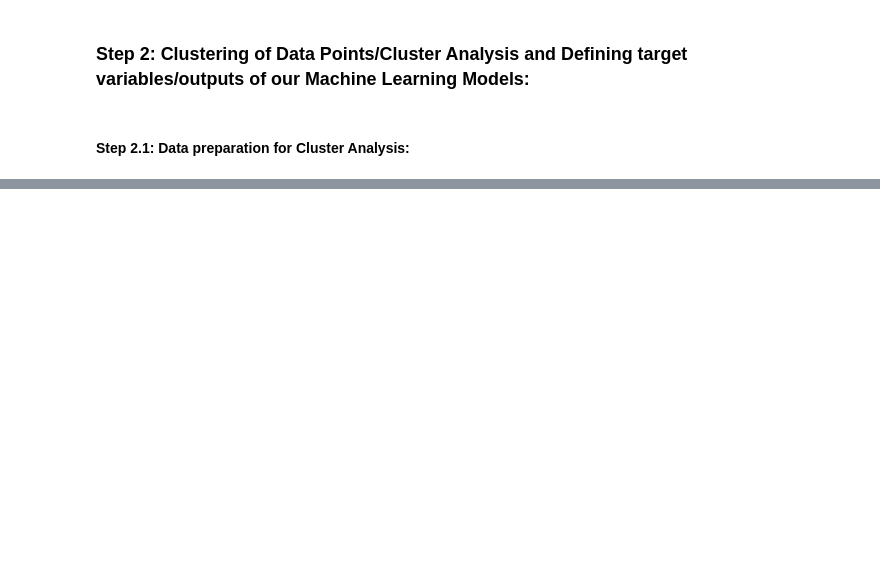
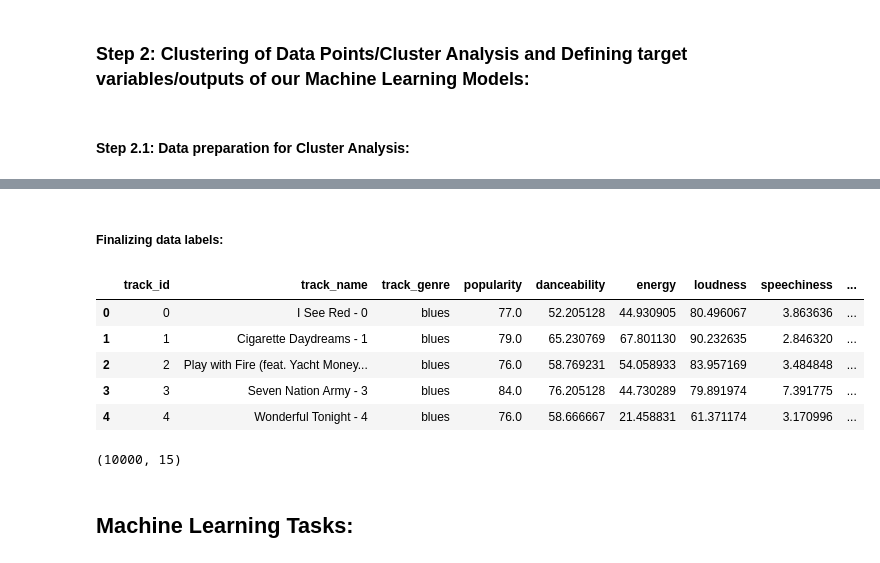
Before and after one commit to Akash-1gif/spotify_music_recommendation_system, a Jupyter notebook: Untitled.ipynb, the cells around one changed output, grey strips where cells are left out. Drawn from its saved outputs; the diff is of its cells as text; code cells hidden in the pictures; blank space fills up the shorter version.

```diff
--- a/Untitled.ipynb
+++ b/Untitled.ipynb
@@ -26,0 +39,3 @@ df.head()
+# %%
+df_meta=df[['track_id','track_name','track_genre']]
+df_meta.head()
@@ -26,0 +152,18 @@ df.head()
+# %% [markdown]
+##### Finalizing data labels:
+# %%
+df=pd.concat([df_meta,df_train],axis=1)
+df.head()
+# %% [output]
+|  | track_id | track_name | track_genre | popularity | danceability | energy | loudness | speechiness | ... |
+| 0 | 0 | I See Red - 0 | blues | 77.0 | 52.205128 | 44.930905 | 80.496067 | 3.863636 | ... |
+| 1 | 1 | Cigarette Daydreams - 1 | blues | 79.0 | 65.230769 | 67.801130 | 90.232635 | 2.846320 | ... |
+| 2 | 2 | Play with Fire (feat. Yacht Money... | blues | 76.0 | 58.769231 | 54.058933 | 83.957169 | 3.484848 | ... |
+| 3 | 3 | Seven Nation Army - 3 | blues | 84.0 | 76.205128 | 44.730289 | 79.891974 | 7.391775 | ... |
+| 4 | 4 | Wonderful Tonight - 4 | blues | 76.0 | 58.666667 | 21.458831 | 61.371174 | 3.170996 | ... |
+# %%
+df.shape
+# %% [output]
+(10000, 15)
+# %% [markdown]
+## Machine Learning Tasks:
```
Also changed, not shown: parts of 23 cells of this notebook.
